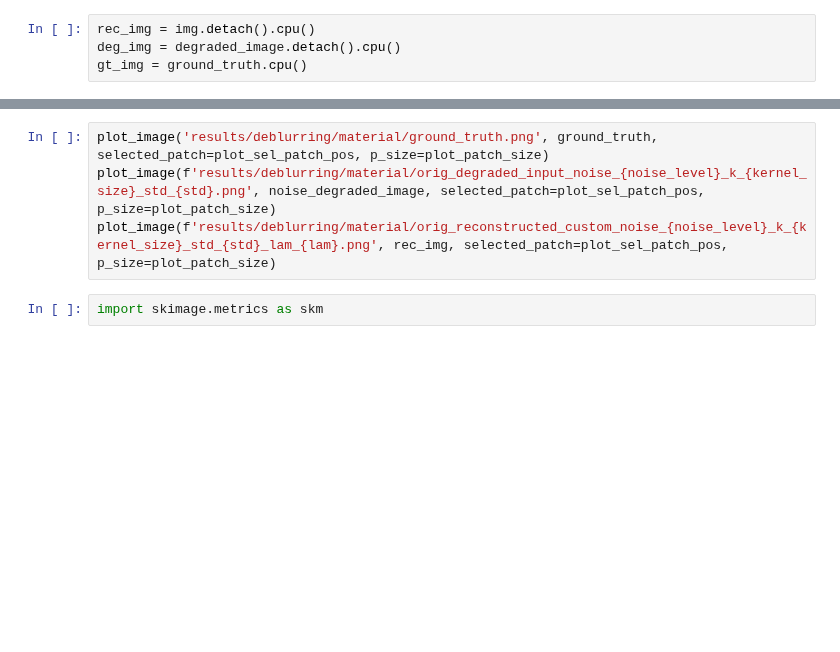
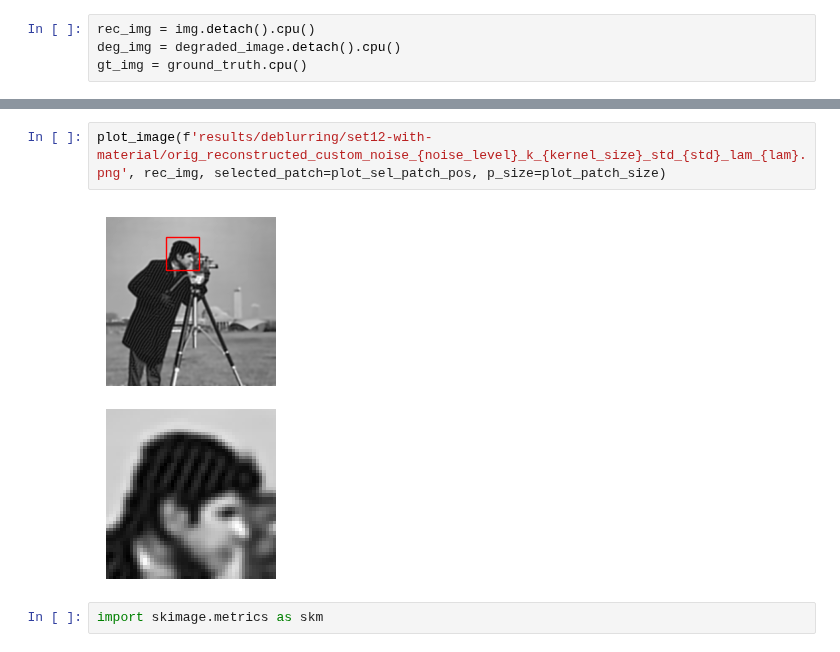
Before and after one commit to PaulBuechler-git/nf-for-inv-problems, a Jupyter notebook: deblurring.ipynb, the cells around one changed output, grey strips where cells are left out. Drawn from its saved outputs; the diff is of its cells as text; blank space fills up the shorter version.

```diff
--- a/deblurring.ipynb
+++ b/deblurring.ipynb
@@ -67,7 +77,7 @@ plot_patch_size = 50
 # %%
-plot_image('results/deblurring/material/ground_truth.png', ground_truth, selected_patch=plot_sel_patch_pos, p_size=plot_patch_size)
-plot_image(f'results/deblurring/material/orig_degraded_input_noise_{noise_level}_k_{kernel_size}_std_{std}.png', noise_degraded_image, selected_patch=plot_sel_patch_pos, p_size=plot_patch_size)
-plot_image(f'results/deblurring/material/orig_reconstructed_custom_noise_{noise_level}_k_{kernel_size}_std_{std}_lam_{lam}.png', rec_img, selected_patch=plot_sel_patch_pos, p_size=plot_patch_size)
+plot_image(f'results/deblurring/set12-with-material/orig_reconstructed_custom_noise_{noise_level}_k_{kernel_size}_std_{std}_lam_{lam}.png', rec_img, selected_patch=plot_sel_patch_pos, p_size=plot_patch_size)
+# %% [output]
+[figure, added]
 # %%
 import skimage.metrics as skm
 # %%
```
Also changed, not shown: parts of 9 cells of this notebook, 2 other files.
